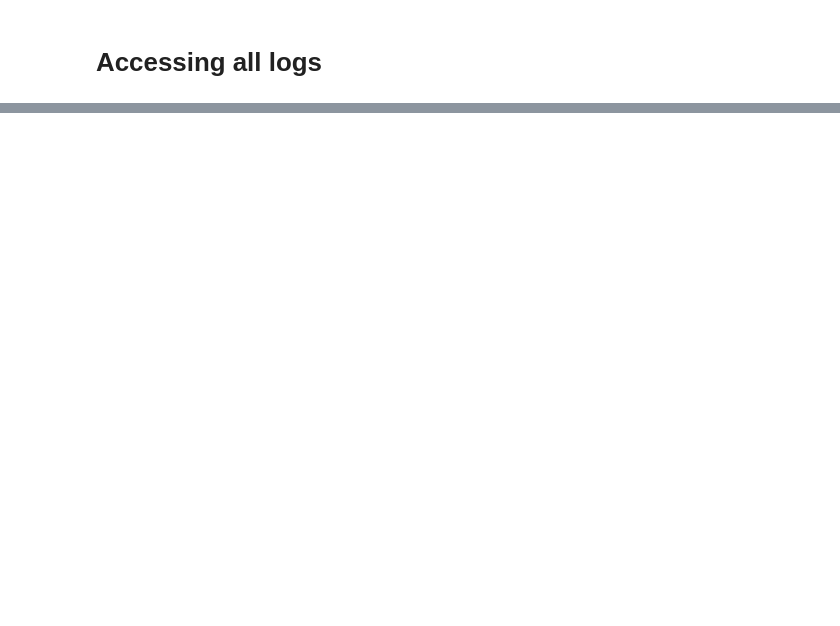
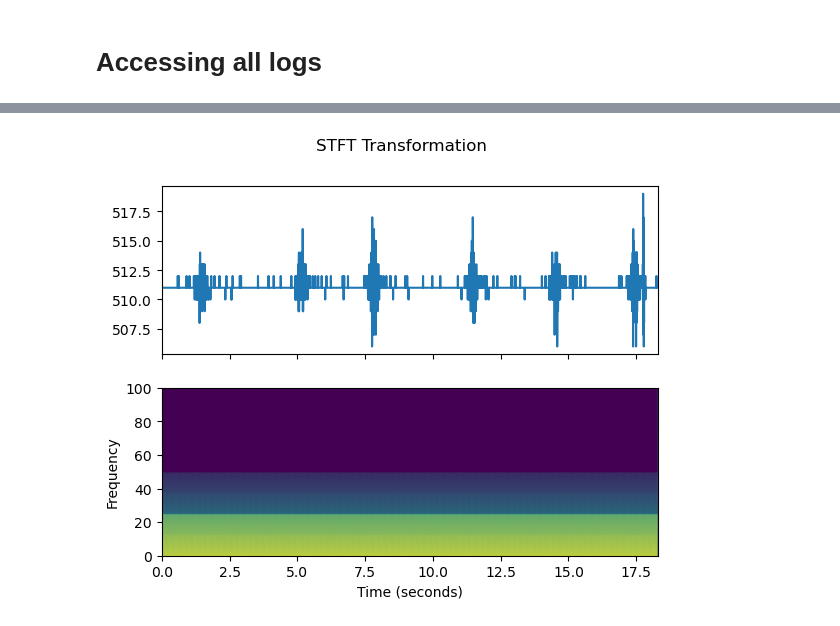
Before and after one commit to strobosco/summer_research, a Jupyter notebook: multi-arm-analysis.ipynb, the cells around one changed output, grey strips where cells are left out. Cells and saved outputs as stored; diff of their text form; code cells hidden in the pictures; blank space fills up the shorter version.

```diff
--- a/multi-arm-analysis.ipynb
+++ b/multi-arm-analysis.ipynb
@@ -44,0 +40,15 @@ print(len(time_axis))
+# %%
+channel_data = stored_logs[0][0]
+
+time_axis_stft = np.array([i/1000 for i in range(0, 5 * len(channel_data), 5)])
+fig, (ax1, ax2) = plt.subplots(nrows=2, sharex=True)
+
+ax1.plot(time_axis_stft, channel_data)
+f, t, Zxx = signal.stft(channel_data, nperseg=8, fs=200)
+ax2.pcolormesh(t, f, np.abs(Zxx), shading='gouraud')
+ax2.set_xlabel("Time (seconds)")
+ax2.set_ylabel("Frequency")
+fig.suptitle("STFT Transformation")
+plt.show()
+# %% [output]
+[figure, added]
```
Also changed, not shown: parts of 9 cells of this notebook, 4 other files.
